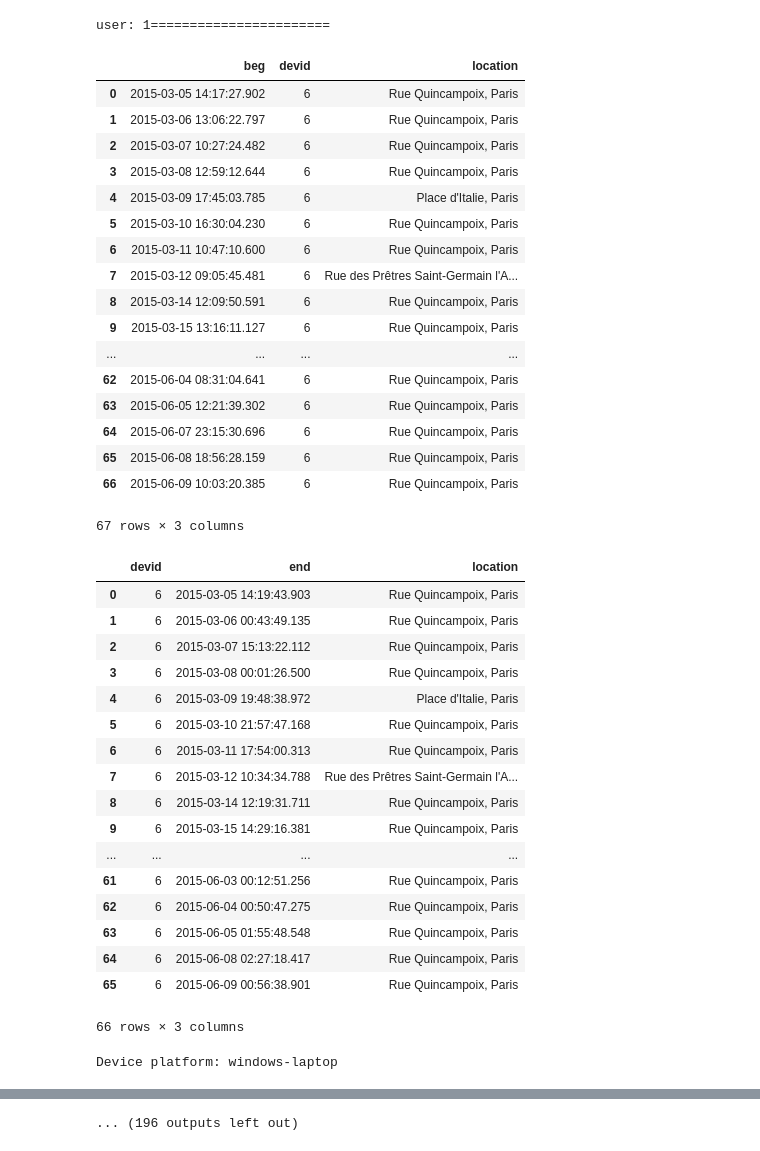
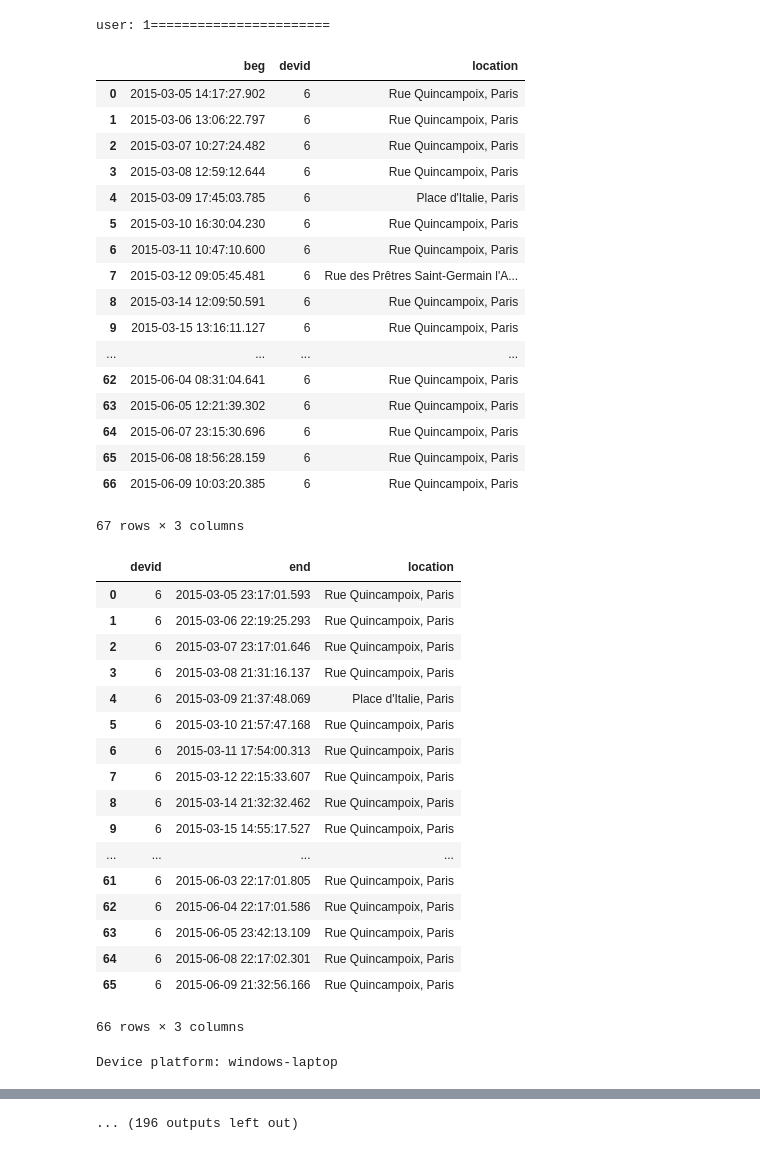
Before and after one commit to malelu92/ucnstudy_analysis, a Jupyter notebook: locationsStudy.ipynb, the cells around one changed output, grey strips where cells are left out. Saved outputs shown, nothing was run; the diff lists cells and outputs as text; code cells hidden in the pictures.

Commit message:
making tables with mixed devices for week

```diff
--- a/locationsStudy.ipynb
+++ b/locationsStudy.ipynb
@@ -45,11 +45,11 @@ for user in users:
 
         sql_end_day = text('SELECT distinct devid, locations.exittime, name \
         FROM locations join\
-        (SELECT DATE(exittime) as date_entered, MIN(exittime) as min_time\
+        (SELECT DATE(exittime) as date_entered, MAX(exittime) as max_time\
         FROM locations\
         WHERE devid = :d_id\
         GROUP BY date(exittime))\
-        AS grp ON grp.min_time = locations.exittime order by locations.exittime;').bindparams(d_id = dev.device_id)
+        AS grp ON grp.max_time = locations.exittime order by locations.exittime;').bindparams(d_id = dev.device_id)
         result_end_day = ses.execute(sql_end_day)
 
         sql_entertime = text('SELECT distinct devid, locations.entertime, name \
@@ -134,49 +134,49 @@ for user in users:
         print('Device platform: ' + devices_platform[dev.device_id])
         days_str = {'Monday', 'Tuesday', 'Wednesday', 'Thursday', 'Friday','Saturday', 'Sunday'}
         for name in days_str:
             df_col = defaultdict(list)
             df_col['device'] = str(dev.device_id)
             df_col[name+' end'] = info_week[name]
             df_col['location'] = info_week[name + ' location']
             df_week = pd.DataFrame(df_col)
             display(df_week)
 # %% [output]
 user: 1=======================
 |  | beg | devid | location |
 | 0 | 2015-03-05 14:17:27.902 | 6 | Rue Quincampoix, Paris |
 | 1 | 2015-03-06 13:06:22.797 | 6 | Rue Quincampoix, Paris |
 | 2 | 2015-03-07 10:27:24.482 | 6 | Rue Quincampoix, Paris |
 | 3 | 2015-03-08 12:59:12.644 | 6 | Rue Quincampoix, Paris |
 | 4 | 2015-03-09 17:45:03.785 | 6 | Place d'Italie, Paris |
 | 5 | 2015-03-10 16:30:04.230 | 6 | Rue Quincampoix, Paris |
 | 6 | 2015-03-11 10:47:10.600 | 6 | Rue Quincampoix, Paris |
 | 7 | 2015-03-12 09:05:45.481 | 6 | Rue des Prêtres Saint-Germain l'A... |
 | 8 | 2015-03-14 12:09:50.591 | 6 | Rue Quincampoix, Paris |
 | 9 | 2015-03-15 13:16:11.127 | 6 | Rue Quincampoix, Paris |
 | ... | ... | ... | ... |
 | 62 | 2015-06-04 08:31:04.641 | 6 | Rue Quincampoix, Paris |
 | 63 | 2015-06-05 12:21:39.302 | 6 | Rue Quincampoix, Paris |
 | 64 | 2015-06-07 23:15:30.696 | 6 | Rue Quincampoix, Paris |
 | 65 | 2015-06-08 18:56:28.159 | 6 | Rue Quincampoix, Paris |
 | 66 | 2015-06-09 10:03:20.385 | 6 | Rue Quincampoix, Paris |
 67 rows × 3 columns
 |  | devid | end | location |
-| 0 | 6 | 2015-03-05 14:19:43.903 | Rue Quincampoix, Paris |
-| 1 | 6 | 2015-03-06 00:43:49.135 | Rue Quincampoix, Paris |
-| 2 | 6 | 2015-03-07 15:13:22.112 | Rue Quincampoix, Paris |
-| 3 | 6 | 2015-03-08 00:01:26.500 | Rue Quincampoix, Paris |
-| 4 | 6 | 2015-03-09 19:48:38.972 | Place d'Italie, Paris |
+| 0 | 6 | 2015-03-05 23:17:01.593 | Rue Quincampoix, Paris |
+| 1 | 6 | 2015-03-06 22:19:25.293 | Rue Quincampoix, Paris |
+| 2 | 6 | 2015-03-07 23:17:01.646 | Rue Quincampoix, Paris |
+| 3 | 6 | 2015-03-08 21:31:16.137 | Rue Quincampoix, Paris |
+| 4 | 6 | 2015-03-09 21:37:48.069 | Place d'Italie, Paris |
 | 5 | 6 | 2015-03-10 21:57:47.168 | Rue Quincampoix, Paris |
 | 6 | 6 | 2015-03-11 17:54:00.313 | Rue Quincampoix, Paris |
-| 7 | 6 | 2015-03-12 10:34:34.788 | Rue des Prêtres Saint-Germain l'A... |
-| 8 | 6 | 2015-03-14 12:19:31.711 | Rue Quincampoix, Paris |
-| 9 | 6 | 2015-03-15 14:29:16.381 | Rue Quincampoix, Paris |
+| 7 | 6 | 2015-03-12 22:15:33.607 | Rue Quincampoix, Paris |
+| 8 | 6 | 2015-03-14 21:32:32.462 | Rue Quincampoix, Paris |
+| 9 | 6 | 2015-03-15 14:55:17.527 | Rue Quincampoix, Paris |
 | ... | ... | ... | ... |
-| 61 | 6 | 2015-06-03 00:12:51.256 | Rue Quincampoix, Paris |
-| 62 | 6 | 2015-06-04 00:50:47.275 | Rue Quincampoix, Paris |
-| 63 | 6 | 2015-06-05 01:55:48.548 | Rue Quincampoix, Paris |
-| 64 | 6 | 2015-06-08 02:27:18.417 | Rue Quincampoix, Paris |
-| 65 | 6 | 2015-06-09 00:56:38.901 | Rue Quincampoix, Paris |
+| 61 | 6 | 2015-06-03 22:17:01.805 | Rue Quincampoix, Paris |
+| 62 | 6 | 2015-06-04 22:17:01.586 | Rue Quincampoix, Paris |
+| 63 | 6 | 2015-06-05 23:42:13.109 | Rue Quincampoix, Paris |
+| 64 | 6 | 2015-06-08 22:17:02.301 | Rue Quincampoix, Paris |
+| 65 | 6 | 2015-06-09 21:32:56.166 | Rue Quincampoix, Paris |
 66 rows × 3 columns
 Device platform: windows-laptop
 |  | Monday beg | device | location |
```
Also changed, not shown: 3 other files.
